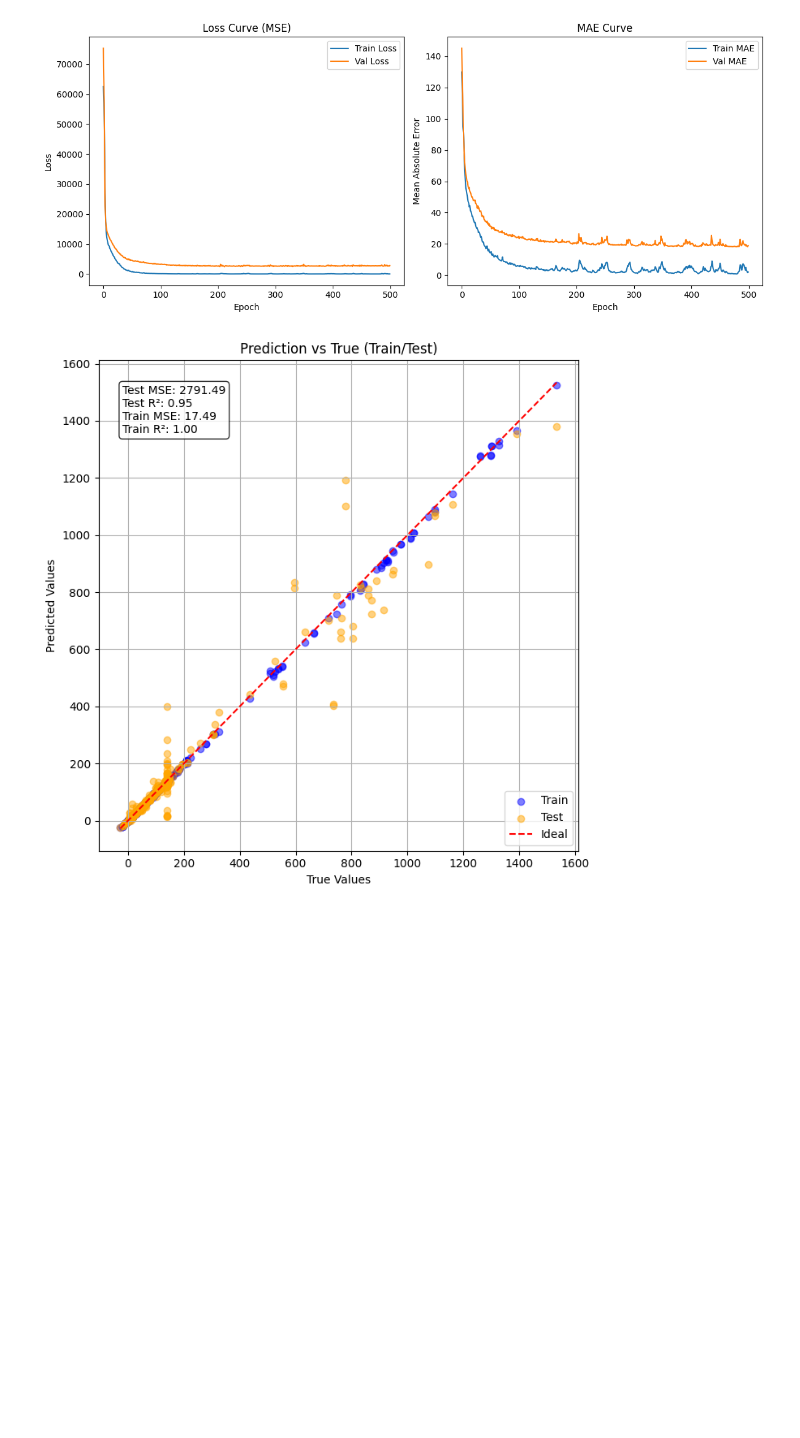
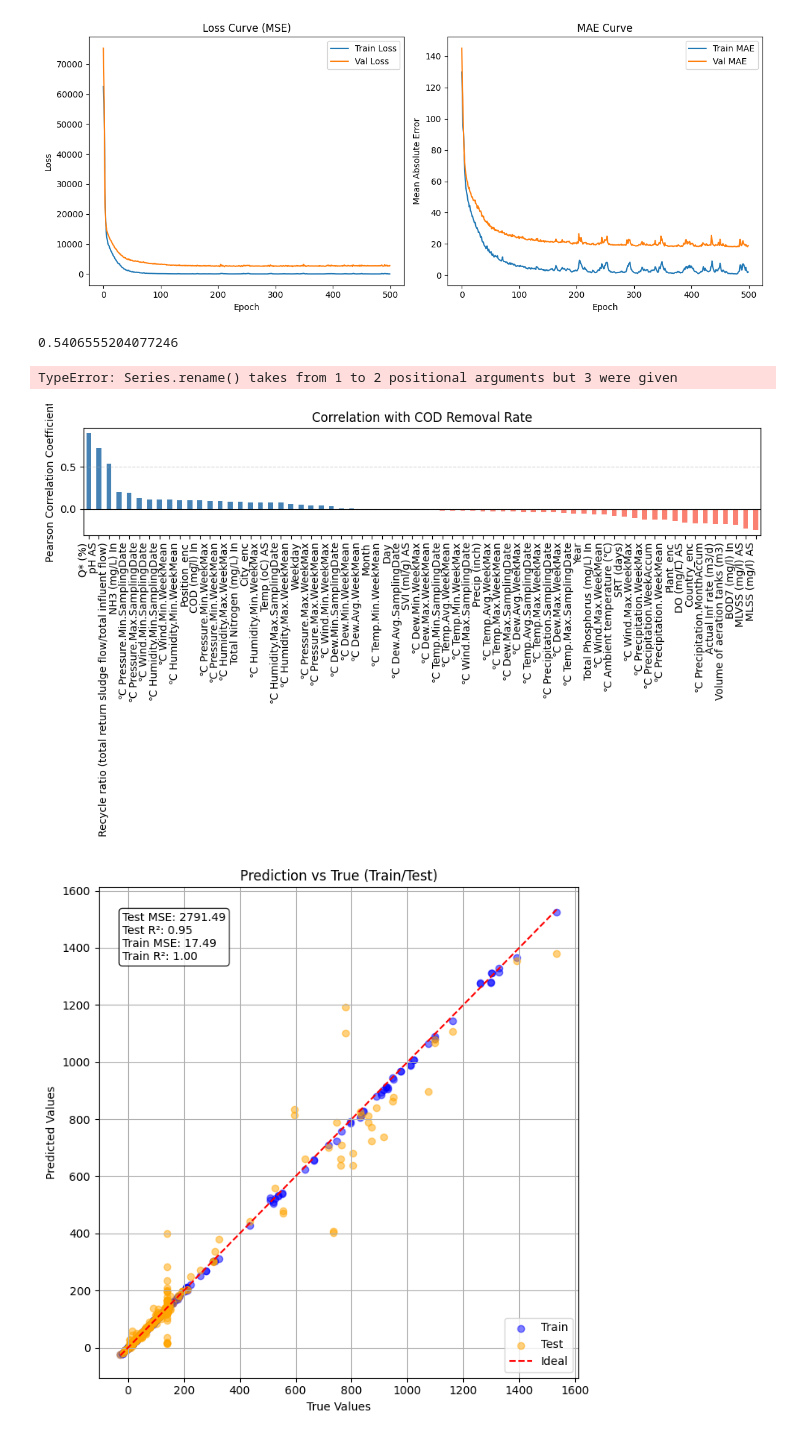
Before and after one commit to jaewook-lee4014/Microbiome, a Jupyter notebook: 2. Modelling/basic_modelling.ipynb, the cells around one changed output. Saved outputs shown, nothing was run; the diff lists cells and outputs as text; code cells hidden in the pictures; blank space fills up the shorter version.

```diff
--- a/2. Modelling/basic_modelling.ipynb
+++ b/2. Modelling/basic_modelling.ipynb
@@ -144,6 +144,38 @@ plt.tight_layout()
 plt.show()
 # %% [output]
 [figure]
+# %%
+cod_corr_sorted['Recycle ratio (total return sludge flow/total influent flow)']
+# %% [output]
+0.5406555204077246
+# %%
+original_df = cod_corr_sorted.rename([]'Recycle ratio (total return sludge flow/total influent flow)', 'Recycle ratio'])
+# %% [output]
+TypeError: Series.rename() takes from 1 to 2 positional arguments but 3 were given
+# %%
+import matplotlib.pyplot as plt
+
+# 1. 상관계수 행렬 계산
+corr_matrix = original_df.corr(method='pearson')
+
+# 2. COD Removal Rate과의 상관계수만 추출
+cod_corr = corr_matrix["COD Removal Rate (mg/L/h)"].drop("COD Removal Rate (mg/L/h)")
+
+# 3. 값 기준 정렬
+cod_corr_sorted = cod_corr.sort_values(ascending=False)
+
+# 4. 바 차트 시각화
+plt.figure(figsize=(10, 6))
+cod_corr_sorted.plot(kind='bar', color=['steelblue' if val >= 0 else 'salmon' for val in cod_corr_sorted])
+plt.axhline(0, color='black', linewidth=0.8)
+plt.title("Correlation with COD Removal Rate")
+plt.ylabel("Pearson Correlation Coefficient")
+plt.xticks(rotation=90, ha='right')
+plt.grid(axis='y', linestyle='--', alpha=0.5)
+plt.tight_layout()
+plt.show()
+# %% [output]
+[figure, added]
 # %%
 plt.figure(figsize=(7, 7))
 
```
Also changed, not shown: 9 other files.
